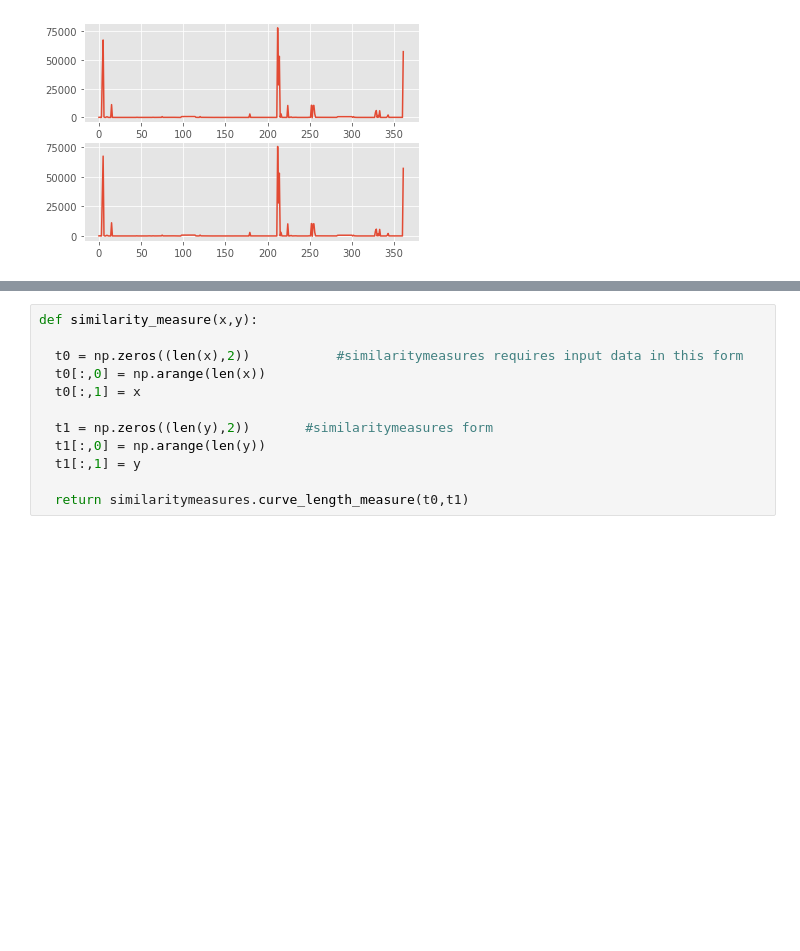
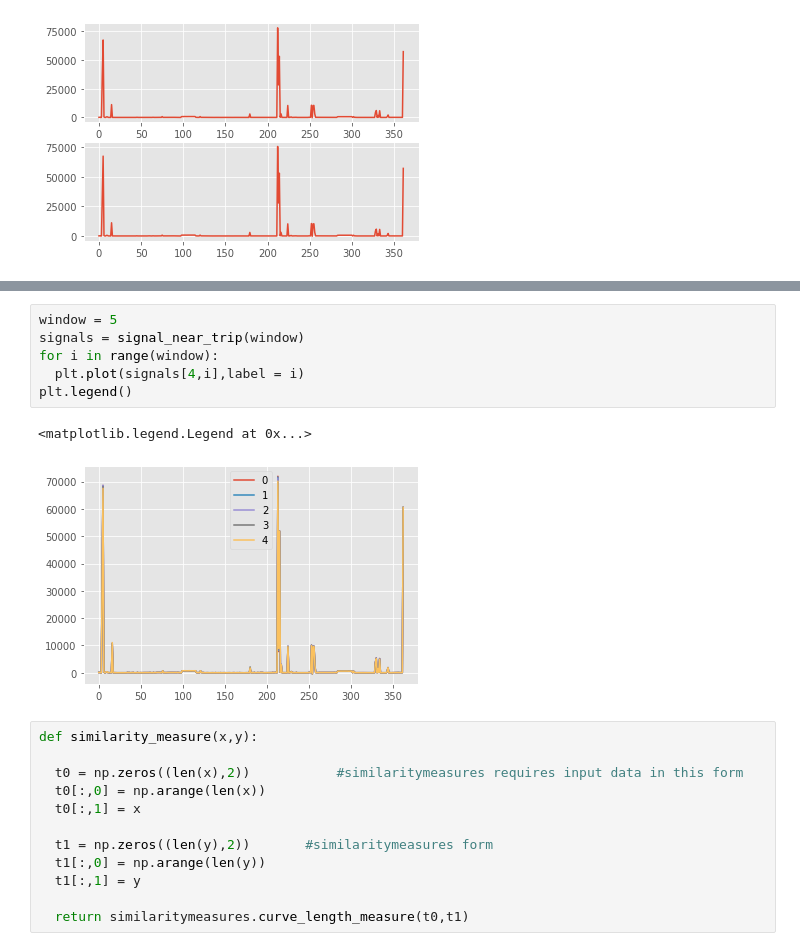
Before and after one commit to Akshat-Tripathi/AIHack20, a Jupyter notebook: Signal_clustering.ipynb, the cells around one changed output, grey strips where cells are left out. Cells and saved outputs as stored; diff of their text form; blank space fills up the shorter version.

```diff
--- a/Signal_clustering.ipynb
+++ b/Signal_clustering.ipynb
@@ -160,3 +160,12 @@ plt.legend()
+# %%
+window = 5
+signals = signal_near_trip(window)
+for i in range(window):
+  plt.plot(signals[4,i],label = i)
+plt.legend()
+# %% [output]
+<matplotlib.legend.Legend at 0x...>
+[figure, added]
 # %%
 def similarity_measure(x,y):
 
```
Also changed, not shown: parts of 5 cells of this notebook.
